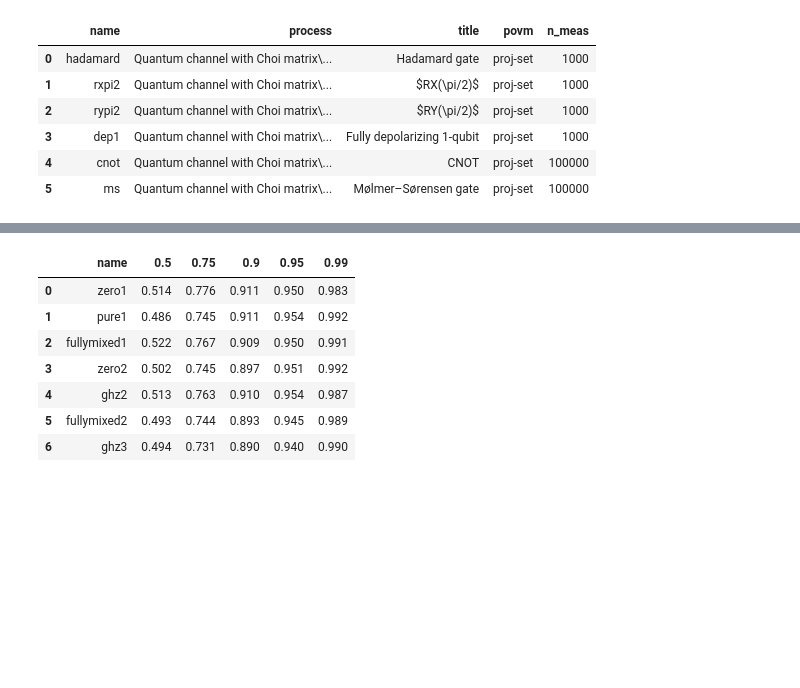
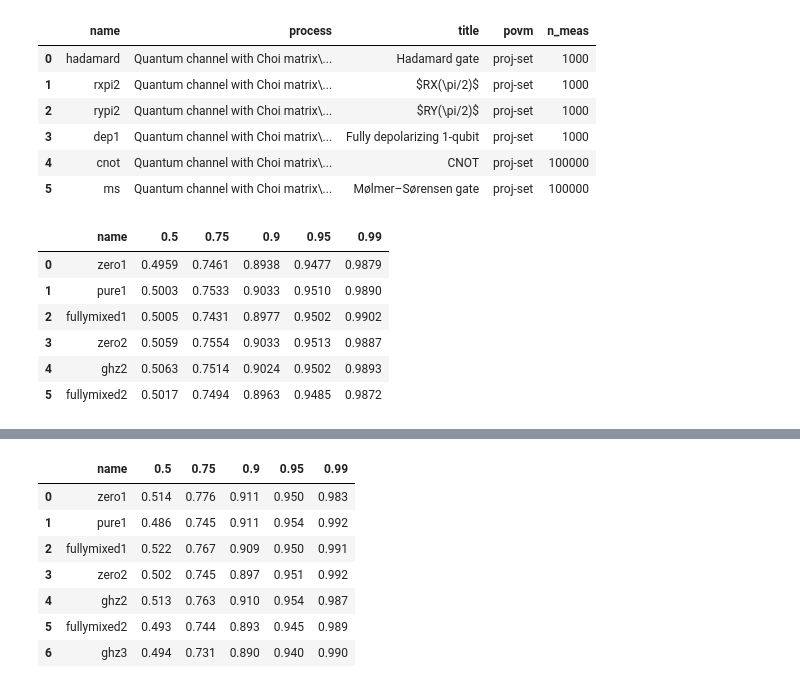
Before and after one commit to nordmtr/quantpy, a Jupyter notebook: notebooks/Verification.ipynb, the cells around one changed output, grey strips where cells are left out. Drawn from its saved outputs; the diff is of its cells as text; code cells hidden in the pictures; blank space fills up the shorter version.

```diff
--- a/notebooks/Verification.ipynb
+++ b/notebooks/Verification.ipynb
@@ -51,3 +52,22 @@ processes
 | 3 | dep1 | Quantum channel with Choi matrix\... | Fully depolarizing 1-qubit | proj-set | 1000 |
 | 4 | cnot | Quantum channel with Choi matrix\... | CNOT | proj-set | 100000 |
 | 5 | ms | Quantum channel with Choi matrix\... | Mølmer–Sørensen gate | proj-set | 100000 |
+# %%
+def get_state_verification(state: dict, n_points: int, conf_levels: list[int]):
+    tmg = qp.StateTomograph(state['state'])
+    tmg.experiment(state['n_meas'], povm='proj-set')
+    interval = qp.MomentInterval(tmg, n_points=n_points)
+    dist, CLs = interval(np.linspace(1e-3, 1-1e-3, n_points))
+    state_hat = tmg.point_estimate(physical=False)
+    distance_hat = qp.hs_dst(state_hat, state['state'])
+    return [distance_hat < dist[int(cl * N_POINTS)] for cl in conf_levels]
+
+
+def get_process_verification(state: dict, n_points: int, conf_levels: list[int]):
+    tmg = qp.ProcessTomograph(process['process'])
+    tmg.experiment(process['n_meas'], povm=process['povm'])
+    interval = qp.MomentInterval(tmg, n_points=N_POINTS)
+    dist, CLs = interval()
+    process_hat = tmg.point_estimate(cptp=False)
+    distance_hat = qp.hs_dst(process_hat.choi, process['process'].choi)
+    return [distance_hat < dist[int(cl * N_POINTS)] for cl in conf_levels]
@@ -53,0 +92,10 @@ processes
+# %%
+pd.DataFrame(states_results)
+# %% [output]
+|  | name | 0.5 | 0.75 | 0.9 | 0.95 | 0.99 |
+| 0 | zero1 | 0.4959 | 0.7461 | 0.8938 | 0.9477 | 0.9879 |
+| 1 | pure1 | 0.5003 | 0.7533 | 0.9033 | 0.9510 | 0.9890 |
+| 2 | fullymixed1 | 0.5005 | 0.7431 | 0.8977 | 0.9502 | 0.9902 |
+| 3 | zero2 | 0.5059 | 0.7554 | 0.9033 | 0.9513 | 0.9887 |
+| 4 | ghz2 | 0.5063 | 0.7514 | 0.9024 | 0.9502 | 0.9893 |
+| 5 | fullymixed2 | 0.5017 | 0.7494 | 0.8963 | 0.9485 | 0.9872 |
```
Also changed, not shown: parts of 6 cells of this notebook, 13 other files.
